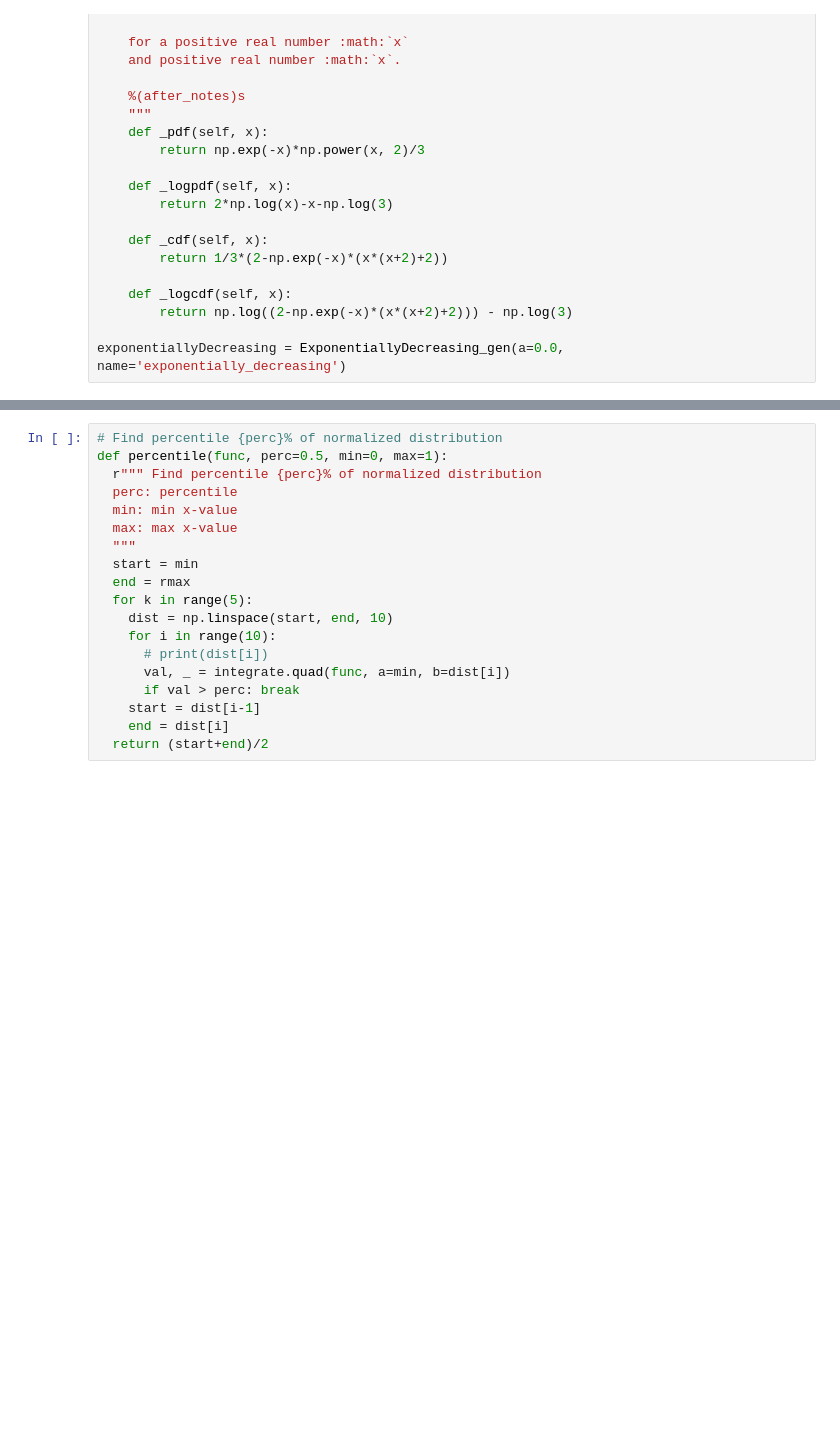
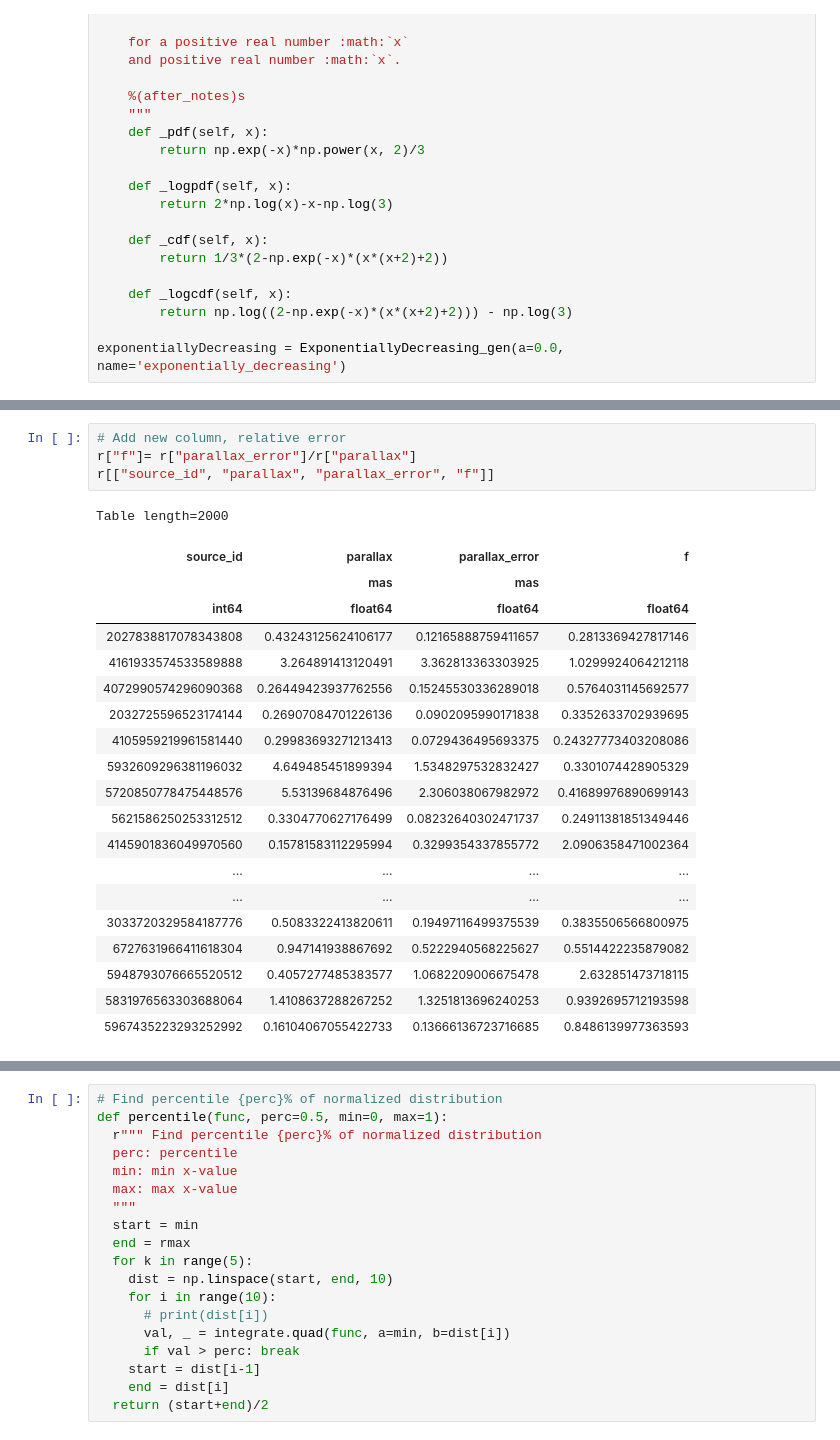
Before and after one commit to Alisyaifudin/estimating-distance, a Jupyter notebook: EstimatingDistance-Single.ipynb, the cells around one changed output, grey strips where cells are left out. Cells and saved outputs as stored; diff of their text form; blank space fills up the shorter version.

```diff
--- a/EstimatingDistance-Single.ipynb
+++ b/EstimatingDistance-Single.ipynb
@@ -115,0 +137,25 @@ Table length=100
+# %%
+# Add new column, relative error
+r["f"]= r["parallax_error"]/r["parallax"]
+r[["source_id", "parallax", "parallax_error", "f"]]
+# %% [output]
+Table length=2000
+| source_id | parallax | parallax_error | f |
+|  | mas | mas |  |
+| int64 | float64 | float64 | float64 |
+| 2027838817078343808 | 0.43243125624106177 | 0.12165888759411657 | 0.2813369427817146 |
+| 4161933574533589888 | 3.264891413120491 | 3.362813363303925 | 1.0299924064212118 |
+| 4072990574296090368 | 0.26449423937762556 | 0.15245530336289018 | 0.5764031145692577 |
+| 2032725596523174144 | 0.26907084701226136 | 0.0902095990171838 | 0.3352633702939695 |
+| 4105959219961581440 | 0.29983693271213413 | 0.0729436495693375 | 0.24327773403208086 |
+| 5932609296381196032 | 4.649485451899394 | 1.5348297532832427 | 0.3301074428905329 |
+| 5720850778475448576 | 5.53139684876496 | 2.306038067982972 | 0.41689976890699143 |
+| 5621586250253312512 | 0.3304770627176499 | 0.08232640302471737 | 0.24911381851349446 |
+| 4145901836049970560 | 0.15781583112295994 | 0.3299354337855772 | 2.0906358471002364 |
+| ... | ... | ... | ... |
+| ... | ... | ... | ... |
+| 3033720329584187776 | 0.5083322413820611 | 0.19497116499375539 | 0.3835506566800975 |
+| 6727631966411618304 | 0.947141938867692 | 0.5222940568225627 | 0.5514422235879082 |
+| 5948793076665520512 | 0.4057277485383577 | 1.0682209006675478 | 2.632851473718115 |
+| 5831976563303688064 | 1.4108637288267252 | 1.3251813696240253 | 0.9392695712193598 |
+| 5967435223293252992 | 0.16104067055422733 | 0.13666136723716685 | 0.8486139977363593 |
```
Also changed, not shown: parts of 9 cells of this notebook.
